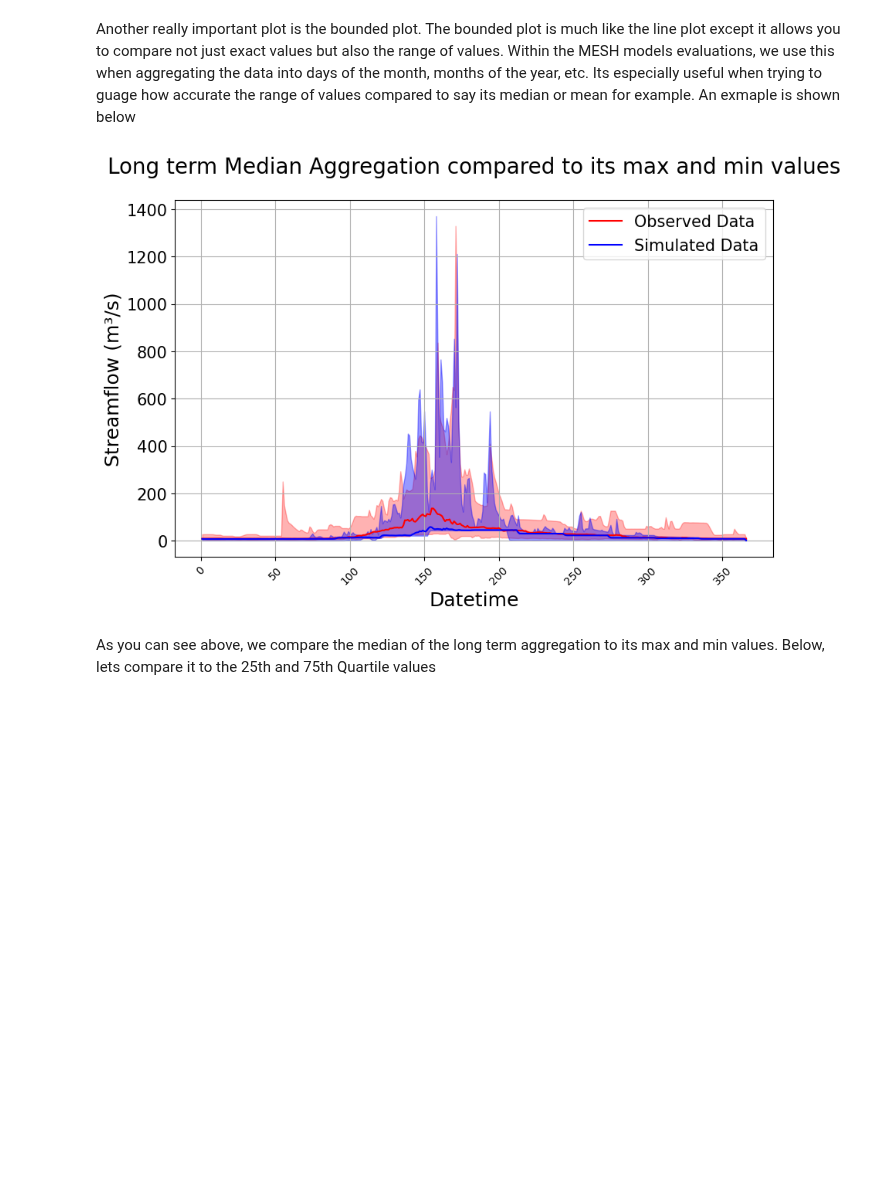
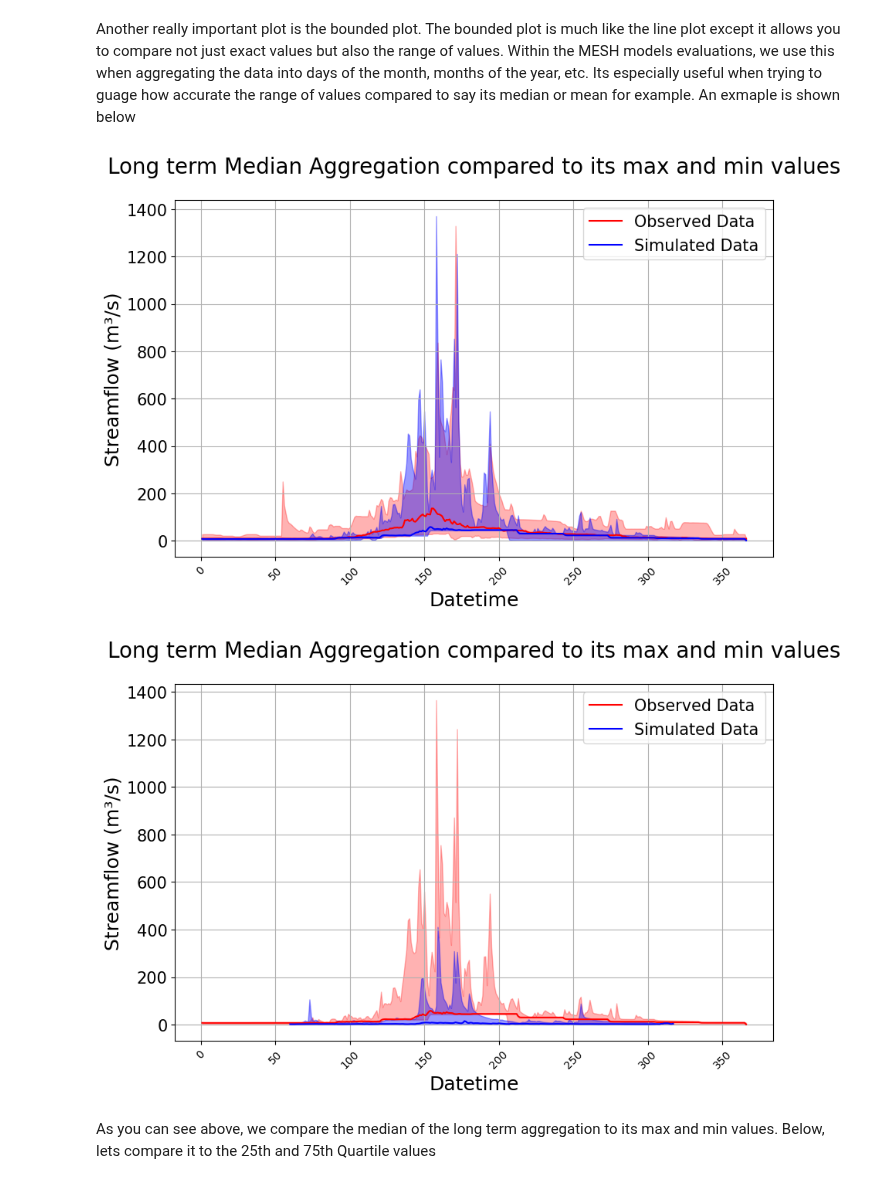
Before and after one commit to UchechukwuUdenze/NHS_PostProcessing, a Jupyter notebook: docs/source/notebooks/tutorial-visualizations.ipynb, the cells around one changed output. Cells and saved outputs as stored; diff of their text form; code cells hidden in the pictures; blank space fills up the shorter version.

```diff
--- a/docs/source/notebooks/tutorial-visualizations.ipynb
+++ b/docs/source/notebooks/tutorial-visualizations.ipynb
@@ -183,17 +184,18 @@ Number of legends provided is less than the number of columns. Number of columns
 Another really important plot is the bounded plot. The bounded plot is much like the line plot except it allows you to compare not just exact values but also the range of values. Within the MESH models evaluations, we use this when aggregating the data into days of the month, months of the year, etc. Its especially useful when trying to guage how accurate the range of values compared to say its median or mean for example. An exmaple is shown below
 # %%
 visuals.bounded_plot(
-    lines = DATAFRAMES["LONG_TERM_MEDIAN"].iloc[:, [0,1]],
-    upper_bounds = [DATAFRAMES["LONG_TERM_MAX"].iloc[:, [0,1]]],
-    lower_bounds = [DATAFRAMES["LONG_TERM_MIN"].iloc[:, [0,1]]],
+    lines = DATAFRAMES["LONG_TERM_MEDIAN"].iloc[:, [0,1, 2, 3]],
+    upper_bounds = [DATAFRAMES["LONG_TERM_MAX"].iloc[:, [0,1,2,3]]],
+    lower_bounds = [DATAFRAMES["LONG_TERM_MIN"].iloc[:, [0,1,2,3]]],
     linestyles=['b', 'r-'],
     labels=['Datetime', 'Streamflow'],
     grid=True,
     transparency = [0.4, 0.3],
     title = 'Long term Median Aggregation compared to its max and min values'
     )
 # %% [output]
 [figure]
+[figure, added]
 # %% [markdown]
 As you can see above, we compare the median of the long term aggregation to its max and min values. Below, lets compare it to the 25th and 75th Quartile values
 # %%
```
Also changed, not shown: parts of 16 cells of this notebook, 1 other file.
